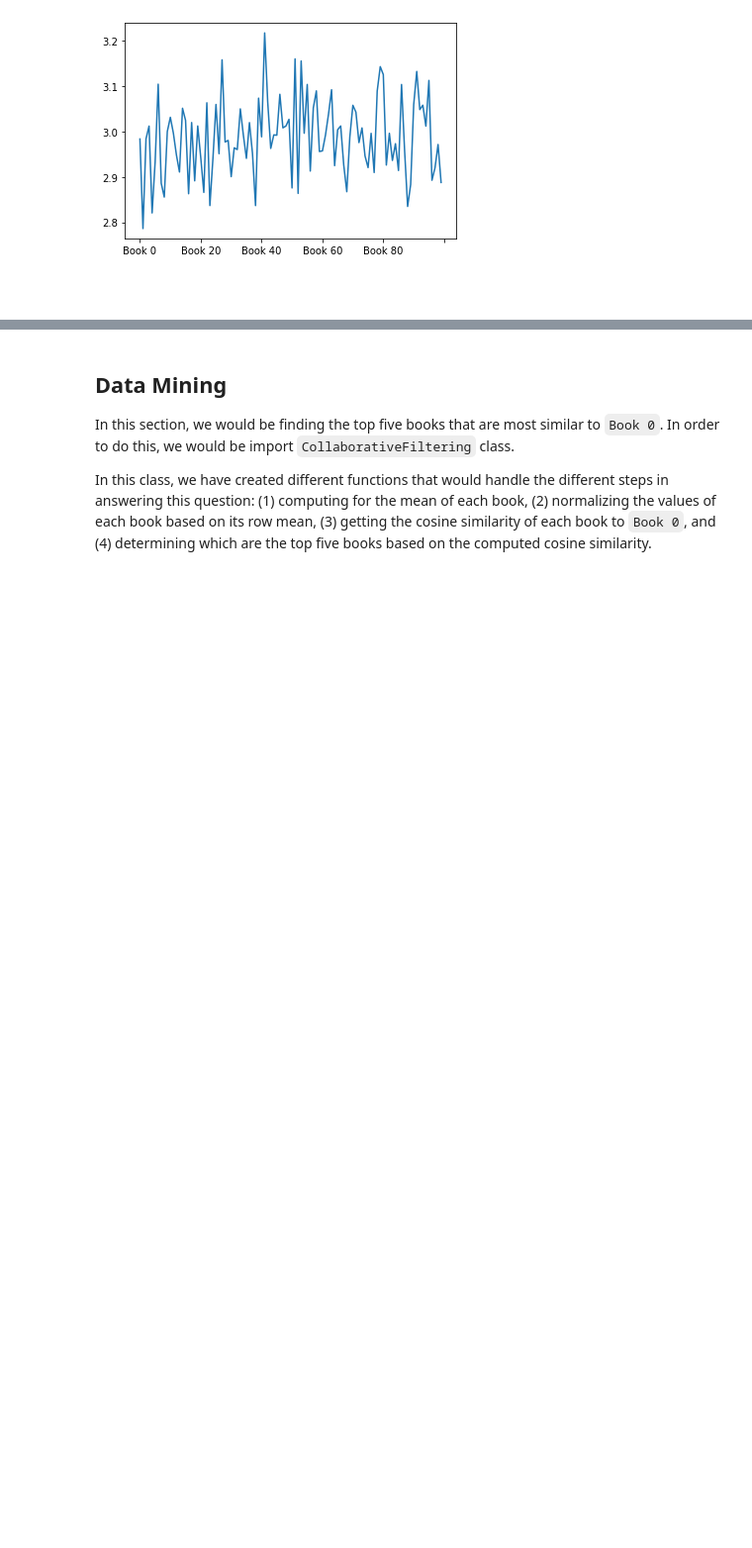
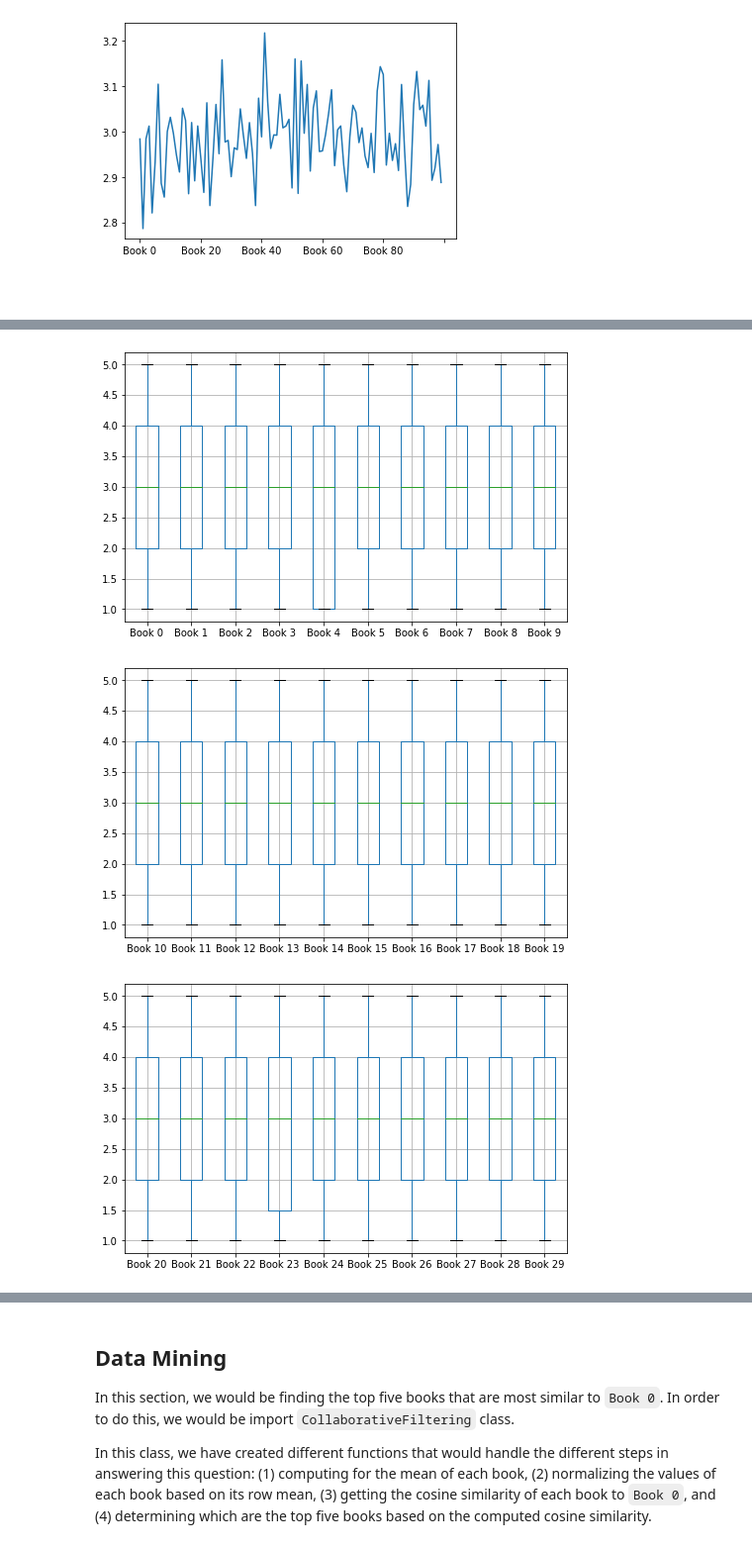
Before and after one commit to francheska-vicente/csmodel-project2, a Jupyter notebook: CSMODEL-Project2-S11-Group28.ipynb, the cells around one changed output, grey strips where cells are left out. Shown at 99% size. Cells and saved outputs as stored; diff of their text form; code cells hidden in the pictures; blank space fills up the shorter version.

```diff
--- a/CSMODEL-Project2-S11-Group28.ipynb
+++ b/CSMODEL-Project2-S11-Group28.ipynb
@@ -89,0 +96,7 @@ mean.plot.line()
+# %%
+for i in range (0, 10):
+    book_df[i * 10: (i + 1) * 10].T.plot.box(grid='True', figsize=(8, 5))
+# %% [output]
+[figure, added]
+[figure, added]
+[figure, added]
```
Also changed, not shown: parts of 6 cells of this notebook.
